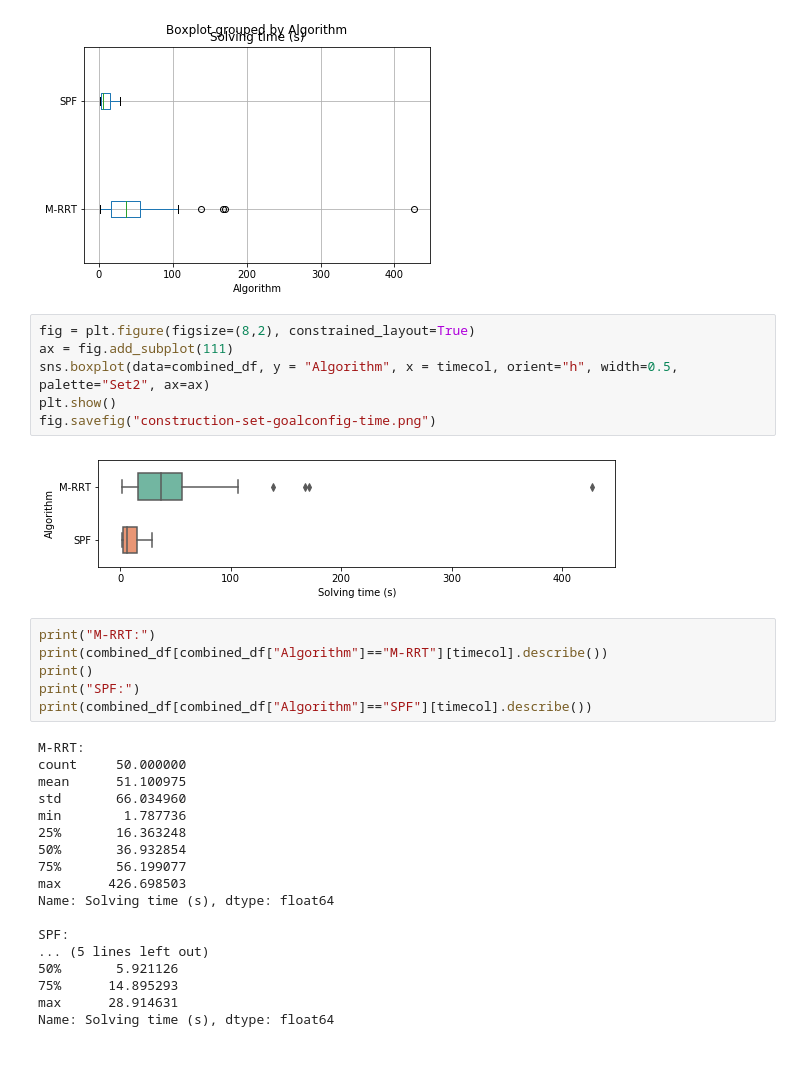
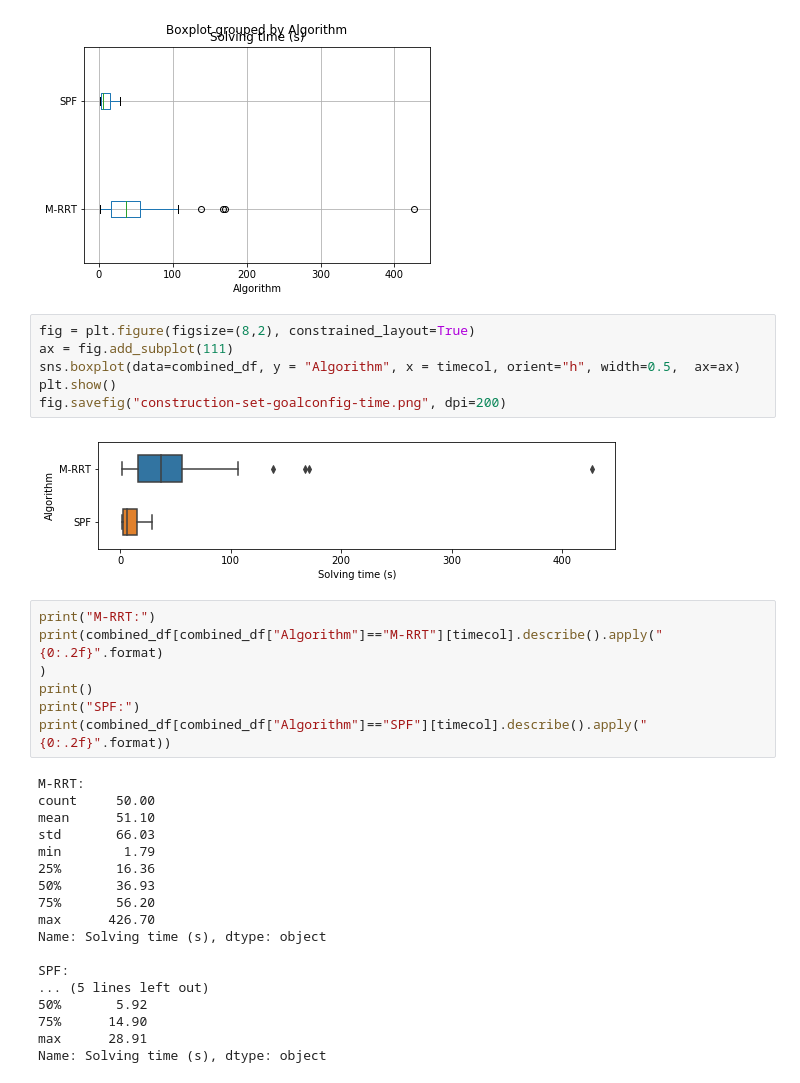
Before and after one commit to humanoid-path-planner/hpp_benchmark, a Jupyter notebook: 2022-07-08/visualize_results.ipynb, the cells around one changed output. Cells and saved outputs as stored; diff of their text form.

```diff
--- a/2022-07-08/visualize_results.ipynb
+++ b/2022-07-08/visualize_results.ipynb
@@ -181,35 +130,36 @@ boxplot = combined_df.boxplot(column=[timecol], vert=False, by="Algorithm")
 # %%
 fig = plt.figure(figsize=(8,2), constrained_layout=True)
 ax = fig.add_subplot(111)
-sns.boxplot(data=combined_df, y = "Algorithm", x = timecol, orient="h", width=0.5, palette="Set2", ax=ax)
+sns.boxplot(data=combined_df, y = "Algorithm", x = timecol, orient="h", width=0.5,  ax=ax)
 plt.show()
-fig.savefig("construction-set-goalconfig-time.png")
+fig.savefig("construction-set-goalconfig-time.png", dpi=200)
 # %% [output]
-[figure, old version]
+[figure, new version]
 # %%
 print("M-RRT:")
-print(combined_df[combined_df["Algorithm"]=="M-RRT"][timecol].describe())
+print(combined_df[combined_df["Algorithm"]=="M-RRT"][timecol].describe().apply("{0:.2f}".format)
+)
 print()
 print("SPF:")
-print(combined_df[combined_df["Algorithm"]=="SPF"][timecol].describe())
+print(combined_df[combined_df["Algorithm"]=="SPF"][timecol].describe().apply("{0:.2f}".format))
 # %% [output]
 M-RRT:
-count     50.000000
-mean      51.100975
-std       66.034960
-min        1.787736
-25%       16.363248
-50%       36.932854
-75%       56.199077
-max      426.698503
-Name: Solving time (s), dtype: float64
+count     50.00
+mean      51.10
+std       66.03
+min        1.79
+25%       16.36
+50%       36.93
+75%       56.20
+max      426.70
+Name: Solving time (s), dtype: object
 
 SPF:
 ... (5 lines left out)
-50%       5.921126
-75%      14.895293
-max      28.914631
-Name: Solving time (s), dtype: float64
+50%       5.92
+75%      14.90
+max      28.91
+Name: Solving time (s), dtype: object
 # %%
 fig = plt.figure(figsize=(8,2), constrained_layout=True)
 ax = fig.add_subplot(111)
```
Also changed, not shown: parts of 68 cells of this notebook, 30 other files.
